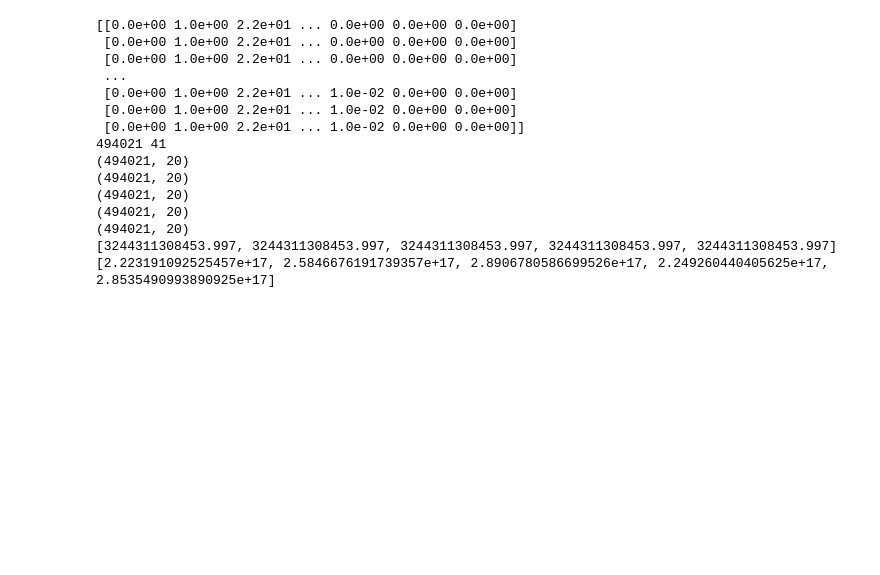
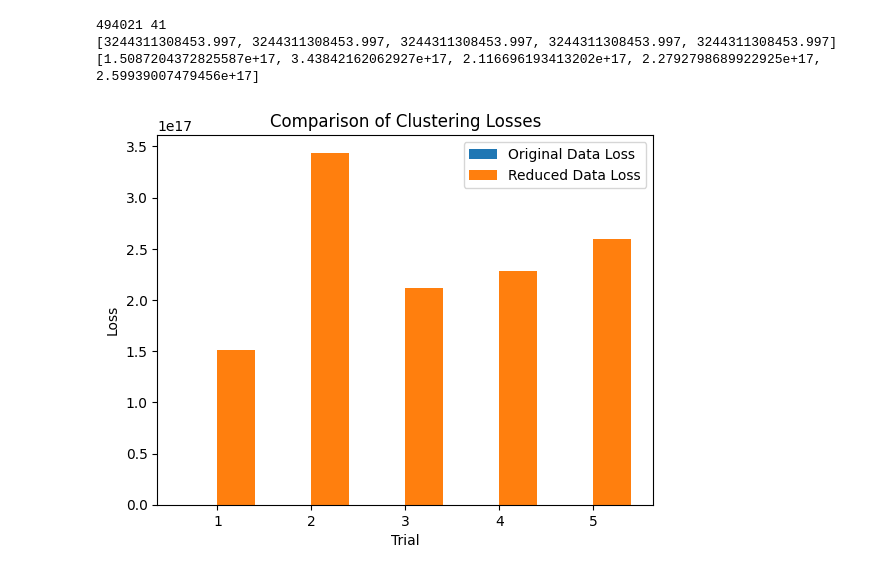
Before and after one commit to himangg/DSC-Assignments, a Jupyter notebook: Assignment_2/question_2.ipynb, the cells around one changed output. Cells and saved outputs as stored; diff of their text form; code cells hidden in the pictures; blank space fills up the shorter version.

```diff
--- a/Assignment_2/question_2.ipynb
+++ b/Assignment_2/question_2.ipynb
@@ -16,7 +16,6 @@ encoder = LabelEncoder()
 df = pd.DataFrame(D)
 
 categorical_features = [1, 2, 3]
-# print("Categorical Features:", categorical_features)
 
 for col in categorical_features:
     df[col] = encoder.fit_transform(df[col])
@@ -26,7 +25,7 @@ D_encoded = df.to_numpy()
 D = D_encoded
 D = np.array(D, dtype=np.float64)
 
-print(D)
+# print(D)
 
 n, d = D.shape
 print(n, d)
@@ -44,60 +43,44 @@ def compute_loss(data, centroids):
 losses_original = []
 losses_reduced = []
 
 for trial in range(5):
-    # jl_transformer = GaussianRandomProjection(n_components=reduced_dim)
-    # E = jl_transformer.fit_transform(D_numeric)
 
     M = np.random.normal(loc=0.0, scale=1/np.sqrt(reduced_dim), size=(d, reduced_dim))
     E = np.dot(D, M)
 
-    print(E.shape)
 
     kmeans_reduced = KMeans(n_clusters=k, random_state=42).fit(E)
     A = kmeans_reduced.cluster_centers_
-    # labels_reduced = kmeans_reduced.labels_
     A_projected = np.dot(A, np.linalg.pinv(M))
 
     kmeans_original = KMeans(n_clusters=k, random_state=42).fit(D)
     B = kmeans_original.cluster_centers_
-    # labels_original = kmeans_original.labels_
 
 
     loss_reduced = compute_loss(D, A_projected)
     loss_original = compute_loss(D, B)
 
     losses_reduced.append(loss_reduced)
     losses_original.append(loss_original)
 
 
 print(losses_original)
 print(losses_reduced)
 
-# trials = range(1, 6)
-# plt.bar(trials, losses_original, width=0.4, label='Original Data Loss')
-# plt.bar([t + 0.4 for t in trials], losses_reduced, width=0.4, label='Reduced Data Loss')
-# plt.xlabel('Trial')
-# plt.ylabel('Loss')
-# plt.xticks([t + 0.2 for t in trials], labels=trials)
-# plt.legend()
-# plt.title('Comparison of Clustering Losses')
-# plt.show()
+trials = range(1, 6)
+plt.bar(trials, losses_original, width=0.4, label='Original Data Loss')
+plt.bar([t + 0.4 for t in trials], losses_reduced, width=0.4, label='Reduced Data Loss')
+plt.xlabel('Trial')
+plt.ylabel('Loss')
+plt.xticks([t + 0.2 for t in trials], labels=trials)
+plt.legend()
+plt.title('Comparison of Clustering Losses')
+plt.show()
 # %% [output]
-[[0.0e+00 1.0e+00 2.2e+01 ... 0.0e+00 0.0e+00 0.0e+00]
- [0.0e+00 1.0e+00 2.2e+01 ... 0.0e+00 0.0e+00 0.0e+00]
- [0.0e+00 1.0e+00 2.2e+01 ... 0.0e+00 0.0e+00 0.0e+00]
- ...
- [0.0e+00 1.0e+00 2.2e+01 ... 1.0e-02 0.0e+00 0.0e+00]
- [0.0e+00 1.0e+00 2.2e+01 ... 1.0e-02 0.0e+00 0.0e+00]
- [0.0e+00 1.0e+00 2.2e+01 ... 1.0e-02 0.0e+00 0.0e+00]]
 494021 41
-(494021, 20)
-(494021, 20)
-(494021, 20)
-(494021, 20)
-(494021, 20)
 [3244311308453.997, 3244311308453.997, 3244311308453.997, 3244311308453.997, 3244311308453.997]
-[2.223191092525457e+17, 2.5846676191739357e+17, 2.8906780586699526e+17, 2.249260440405625e+17, 2.8535490993890925e+17]
+[1.5087204372825587e+17, 3.43842162062927e+17, 2.116696193413202e+17, 2.2792798689922925e+17, 2.59939007479456e+17]
+[figure, added]
 # %%
 import numpy as np
 import pandas as pd
```
Also changed, not shown: parts of 1 cell of this notebook, 4 other files.
